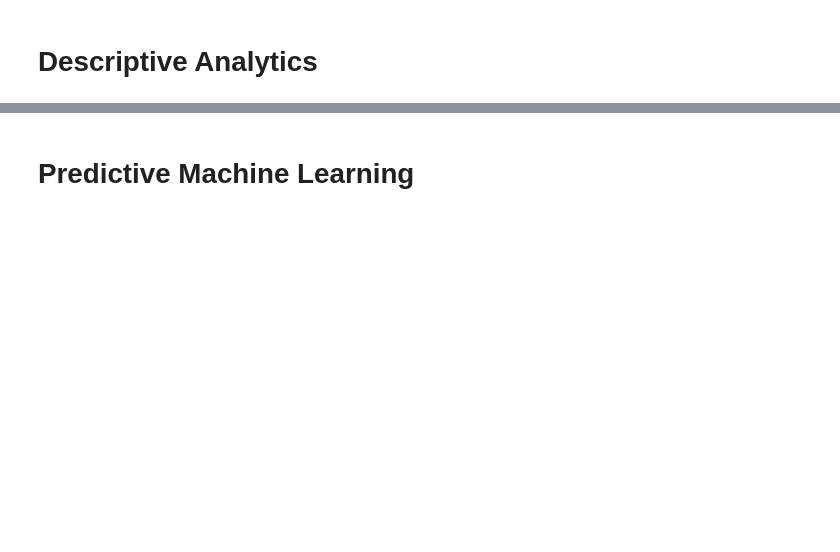
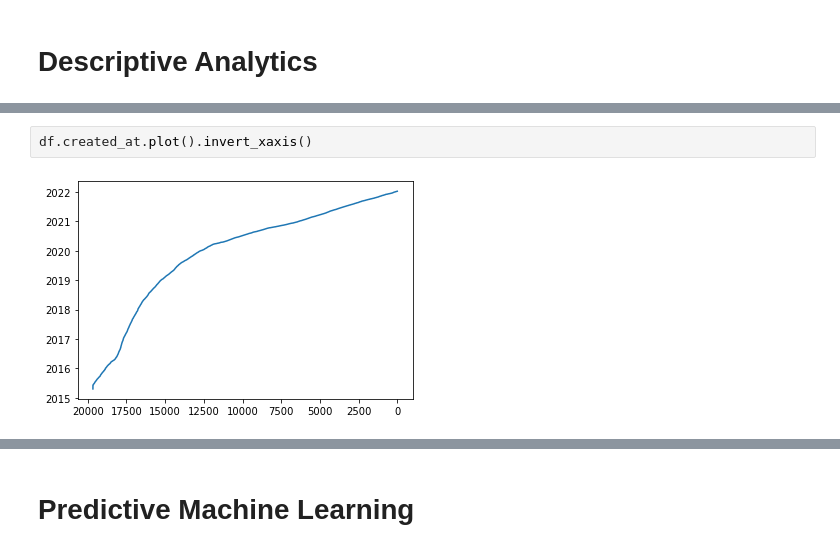
Before and after one commit to AmirZahre/Github_Org_Repo_Analysis, a Jupyter notebook: astronomer_internship_takehome.ipynb, the cells around one changed output, grey strips where cells are left out. Saved outputs shown, nothing was run; the diff lists cells and outputs as text; blank space fills up the shorter version.

```diff
--- a/astronomer_internship_takehome.ipynb
+++ b/astronomer_internship_takehome.ipynb
@@ -247,0 +326,4 @@ df
+# %%
+df.created_at.plot().invert_xaxis()
+# %% [output]
+[figure, added]
```
Also changed, not shown: parts of 12 cells of this notebook.
